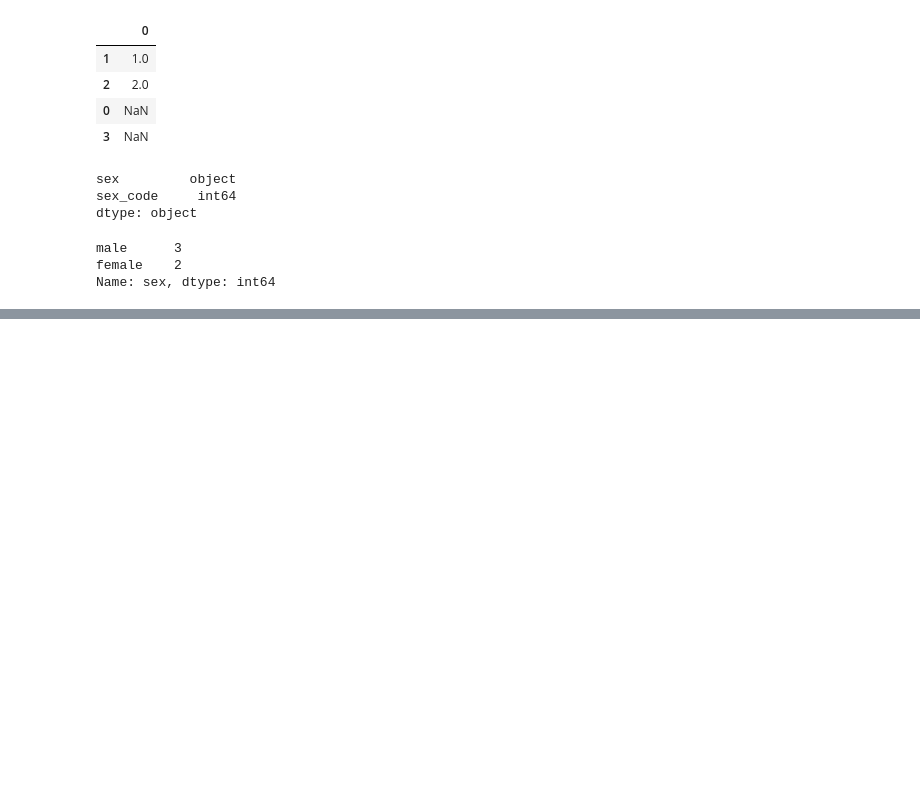
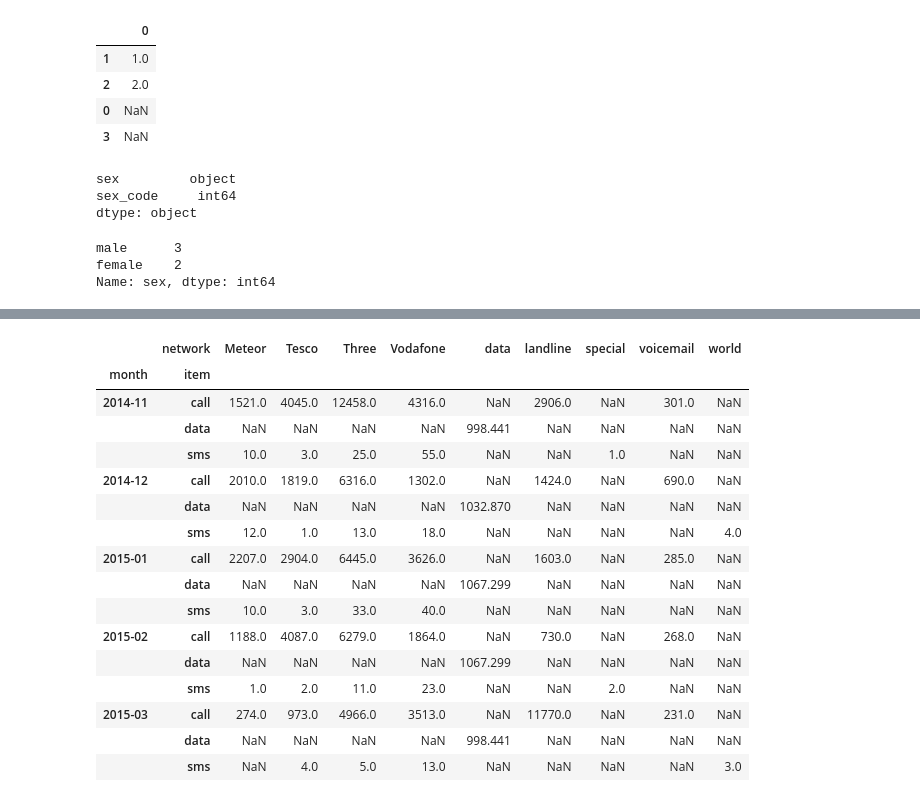
Before and after one commit to YJ0522771/TIL, a Jupyter notebook: Study Note/others/Al 부스트캠프 pre-course/[Python] pandas.ipynb, the cells around one changed output, grey strips where cells are left out. Drawn from its saved outputs; the diff is of its cells as text; code cells hidden in the pictures; blank space fills up the shorter version.

```diff
--- a/Study Note/others/Al 부스트캠프 pre-course/[Python] pandas.ipynb
+++ b/Study Note/others/Al 부스트캠프 pre-course/[Python] pandas.ipynb
@@ -502,0 +923,21 @@ Name: sex, dtype: int64
+# %%
+# 같은 결과
+df.groupby(['month', 'item', 'network'])['duration'].sum().unstack()
+# %% [output]
+|  | network | Meteor | Tesco | Three | Vodafone | data | landline | special | voicemail | world |
+| month | item |  |  |  |  |  |  |  |  |  |
+| 2014-11 | call | 1521.0 | 4045.0 | 12458.0 | 4316.0 | NaN | 2906.0 | NaN | 301.0 | NaN |
+|  | data | NaN | NaN | NaN | NaN | 998.441 | NaN | NaN | NaN | NaN |
+|  | sms | 10.0 | 3.0 | 25.0 | 55.0 | NaN | NaN | 1.0 | NaN | NaN |
+| 2014-12 | call | 2010.0 | 1819.0 | 6316.0 | 1302.0 | NaN | 1424.0 | NaN | 690.0 | NaN |
+|  | data | NaN | NaN | NaN | NaN | 1032.870 | NaN | NaN | NaN | NaN |
+|  | sms | 12.0 | 1.0 | 13.0 | 18.0 | NaN | NaN | NaN | NaN | 4.0 |
+| 2015-01 | call | 2207.0 | 2904.0 | 6445.0 | 3626.0 | NaN | 1603.0 | NaN | 285.0 | NaN |
+|  | data | NaN | NaN | NaN | NaN | 1067.299 | NaN | NaN | NaN | NaN |
+|  | sms | 10.0 | 3.0 | 33.0 | 40.0 | NaN | NaN | NaN | NaN | NaN |
+| 2015-02 | call | 1188.0 | 4087.0 | 6279.0 | 1864.0 | NaN | 730.0 | NaN | 268.0 | NaN |
+|  | data | NaN | NaN | NaN | NaN | 1067.299 | NaN | NaN | NaN | NaN |
+|  | sms | 1.0 | 2.0 | 11.0 | 23.0 | NaN | NaN | 2.0 | NaN | NaN |
+| 2015-03 | call | 274.0 | 973.0 | 4966.0 | 3513.0 | NaN | 11770.0 | NaN | 231.0 | NaN |
+|  | data | NaN | NaN | NaN | NaN | 998.441 | NaN | NaN | NaN | NaN |
+|  | sms | NaN | 4.0 | 5.0 | 13.0 | NaN | NaN | NaN | NaN | 3.0 |
```
Also changed, not shown: parts of 39 cells of this notebook, 1 other file.
